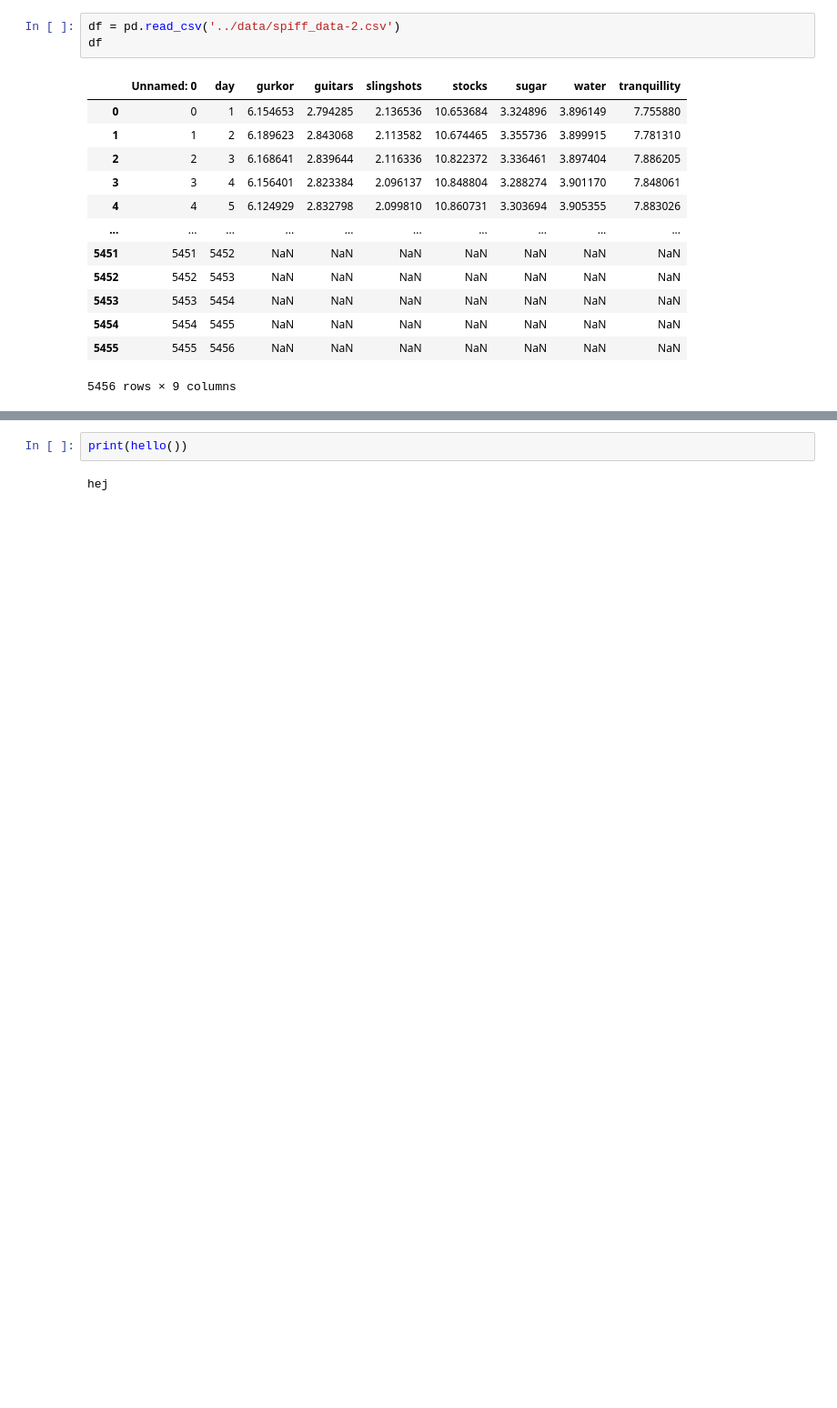
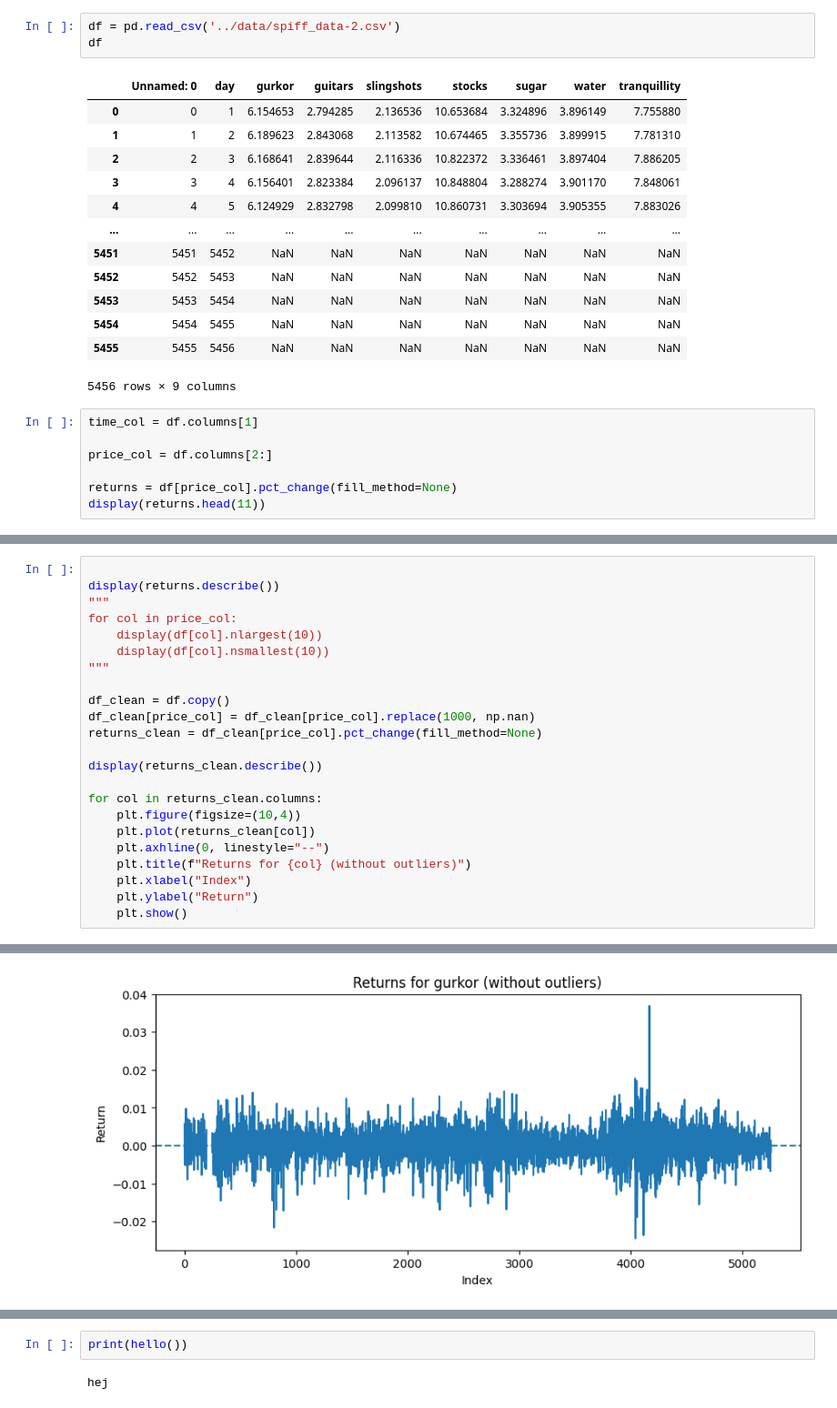
Before and after one commit to manswestman/project_financial_timeseries, a Jupyter notebook: notebooks/1_data_analysis.ipynb, the cells around one changed output, grey strips where cells are left out. Shown at 91% size. Cells and saved outputs as stored; diff of their text form; blank space fills up the shorter version.

Commit message:
task1_returns_corr

```diff
--- a/notebooks/1_data_analysis.ipynb
+++ b/notebooks/1_data_analysis.ipynb
@@ -31,3 +31,10 @@ df
 | 5454 | 5454 | 5455 | NaN | NaN | NaN | NaN | NaN | NaN | NaN |
 | 5455 | 5455 | 5456 | NaN | NaN | NaN | NaN | NaN | NaN | NaN |
 5456 rows × 9 columns
+# %%
+time_col = df.columns[1]
+
+price_col = df.columns[2:]
+
+returns = df[price_col].pct_change(fill_method=None)
+display(returns.head(11))
@@ -33,0 +54,24 @@ df
+# %%
+
+display(returns.describe())
+"""
+for col in price_col:
+    display(df[col].nlargest(10))
+    display(df[col].nsmallest(10))
+"""
+
+df_clean = df.copy()
+df_clean[price_col] = df_clean[price_col].replace(1000, np.nan)
+returns_clean = df_clean[price_col].pct_change(fill_method=None)
+
+display(returns_clean.describe())
+
+for col in returns_clean.columns:
+    plt.figure(figsize=(10,4))
+    plt.plot(returns_clean[col])
+    plt.axhline(0, linestyle="--")
+    plt.title(f"Returns for {col} (without outliers)")
+    plt.xlabel("Index")
+    plt.ylabel("Return")
+    plt.show()
+# %% [output]
@@ -33,0 +96 @@ df
+[figure, added]
```
Also changed, not shown: parts of 3 cells of this notebook.
